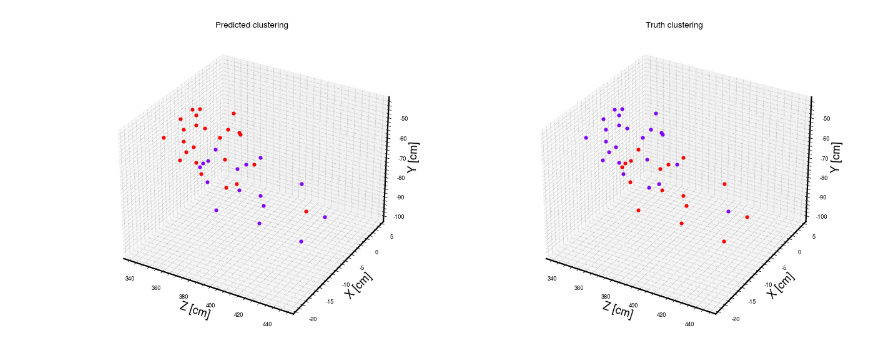
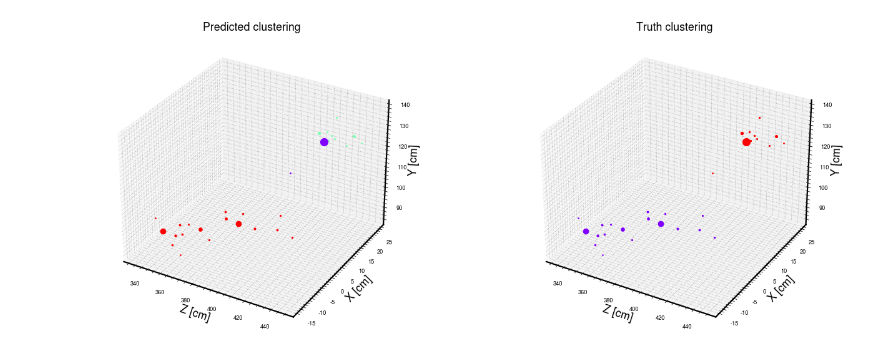
Before and after one commit to Abhirikshma/HackathonLinking, a Jupyter notebook: 3-Visualization.ipynb, the cells around one changed output. Cells and saved outputs as stored; diff of their text form; code cells hidden in the pictures.

Commit message:
make clusters from output

```diff
--- a/3-Visualization.ipynb
+++ b/3-Visualization.ipynb
@@ -305,7 +308,7 @@ GraphNet(
   )
 )
 # %%
-ev_vis = 101 #event to visualize
+ev_vis = 116 #event to visualize
 t_node, t_pairs = truth_pairs(modelLoad, testDataset, ev_vis, 0.5)
 p_node, p_pairs = prediction_pairs(modelLoad, testDataset, ev_vis, 0.6)
 
@@ -338,6 +363,8 @@ L = D - similarity # Graph Laplacian
 # %%
-eigvals, eigvecs = linalg.eig(L)
-keys = np.argsort(eigvals)
-eigvecs_sorted = eigvecs[keys]
-eigvals_sorted = eigvals[keys]
+n_eigvals = min(np.shape(L)[0]-2, 9)
+eigvals_sorted, eigvecs_sorted = linalg.eigh(L, subset_by_index = [0, n_eigvals]) # linalg.eigh(L,b = D_weigh) for generalized eigenvalue problem
+# keys = np.argsort(eigvals)
+# eigvecs_sorted = eigvecs[keys]
+# eigvals_sorted = eigvals[keys]
 cluster_labels = np.where(eigvecs_sorted[1] < 0, 0, 1) # eigvec for second lowest eigenval
+print(f"Fiedler vector : {eigvecs_sorted[1]}")
@@ -349,0 +397,14 @@ predicted labels from Fiedler vector : [0 1 1 1 1 0 0 1 1 1 0 0 0 1 1 1 0 1 1 0
+# %%
+# get the number of clusters from the eigenvalue spectrum
+
+knee = 0
+for i, d in enumerate(np.diff(eigvals_sorted)):
+    if d > 0.2:
+        knee = i
+        if np.diff(eigvals_sorted)[i+1] > 3*d:
+            knee = knee + 1
+        break
+print(f"Interesting eigengap between eigenvalues {knee+1} and {knee+2}")
+
+n_clusters = knee + 1
+print(f"Inferred {n_clusters} clusters")
@@ -350,7 +414,9 @@ predicted labels from Fiedler vector : [0 1 1 1 1 0 0 1 1 1 0 0 0 1 1 1 0 1 1 0
 # %%
 # Spectral clustering
 from sklearn.cluster import SpectralClustering
-clustering = SpectralClustering(n_clusters = 2, assign_labels="cluster_qr", affinity="precomputed").fit(similarity)
-cluster_labels = clustering.labels_
+
+sc = SpectralClustering(n_clusters = n_clusters, affinity = "precomputed", assign_labels="cluster_qr")
+cluster_labels = sc.fit_predict(adj_weighted)
+
 print(f"predicted labels from spectral clustering : {cluster_labels}")
 # %% [output]
@@ -392,23 +448,25 @@ plt.show()
 # %%
 import matplotlib.colors
 fig = plt.figure(figsize=(20,8), dpi=80)
+
+# X-Y-Z
 ax = fig.add_subplot(121, projection="3d")
 ax.set_xlabel("Z [cm]", fontsize = 16)
 ax.set_ylabel("X [cm]", fontsize = 16)
 ax.set_zlabel("Y [cm]", fontsize = 16)
-ax.set_title("Predicted clustering")
+ax.set_title("Predicted clustering", fontsize = 16)
 cmap = plt.cm.rainbow
 norm = matplotlib.colors.Normalize(0, max(cluster_labels))
 for i, x_i in enumerate(x):
-    ax.scatter(z[i], x_i, y[i], color=cmap(norm(cluster_labels[i])))
+    ax.scatter(z[i], x_i, y[i],s=E[i]*2, color=cmap(norm(cluster_labels[i])))
 ax1 = fig.add_subplot(122, projection="3d")
 ax1.set_xlabel("Z [cm]", fontsize = 16)
 ax1.set_ylabel("X [cm]", fontsize = 16)
 ax1.set_zlabel("Y [cm]", fontsize = 16)
-ax1.set_title("Truth clustering")
+ax1.set_title("Truth clustering", fontsize = 16)
 cmap = plt.cm.rainbow
 norm = matplotlib.colors.Normalize(0, max(truth_cluster_labels))
 for i, x_i in enumerate(x):
-    ax1.scatter(z[i], x_i, y[i], color=cmap(norm(truth_cluster_labels[i])))
+    ax1.scatter(z[i], x_i, y[i],s=E[i]*2, color=cmap(norm(truth_cluster_labels[i])))
 # %% [output]
-[figure, old version]
+[figure, new version]
```
Also changed, not shown: parts of 16 cells of this notebook.
